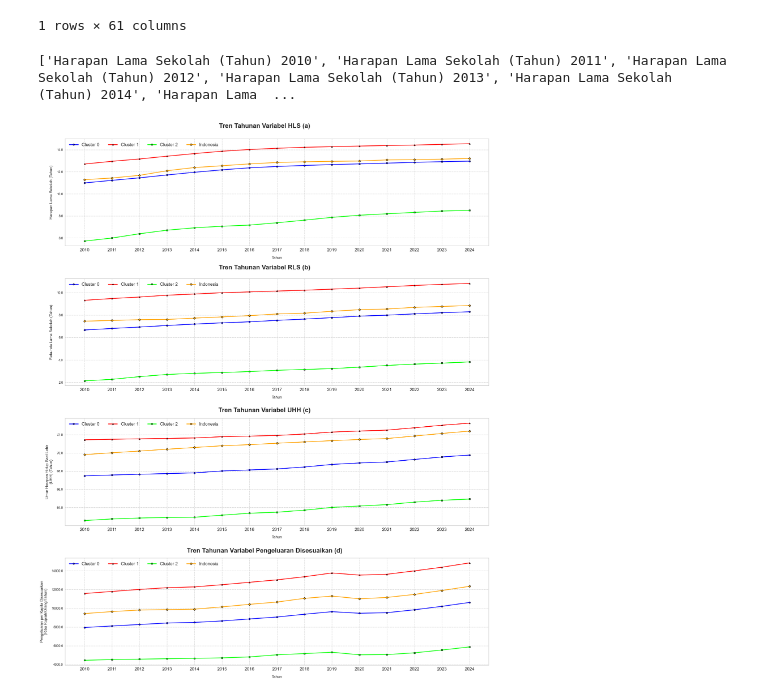
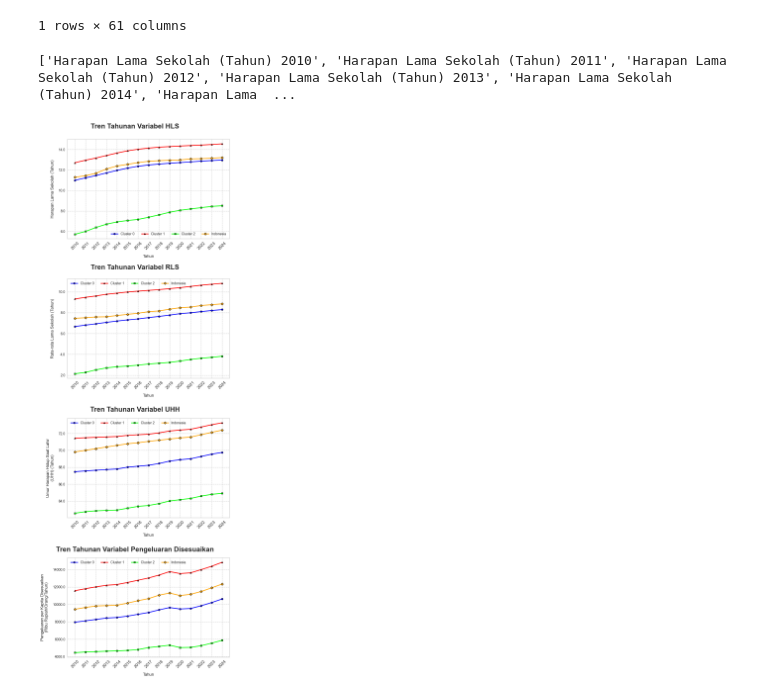
Before and after one commit to VincentWu503/535240039_UAS_ML, a Jupyter notebook: 535240039.ipynb, the cells around one changed output. Saved outputs shown, nothing was run; the diff lists cells and outputs as text; code cells hidden in the pictures.

```diff
--- a/535240039.ipynb
+++ b/535240039.ipynb
@@ -705,11 +709,11 @@ rerata_rls = compute_cluster_means(df, cols_rls)
 rerata_uhh = compute_cluster_means(df, cols_uhh)
 rerata_pengeluaran = compute_cluster_means(df, cols_pengeluaran)
 
-fig, axes = plt.subplots(4, 1, figsize=(20, 25), sharex=False)
-# fig.suptitle(
-#     'Tren Tahunan Variabel Meteorologi Nasional per Cluster\n',
-#     fontsize=15, fontweight='bold'
-# )
+fig, axes = plt.subplots(4, 1, figsize=(8, 23), sharex=False)
+fig.text(0.5, 0.98, 'Tren Tahunan Variabel HLS', ha='center', va='top', fontsize=20, fontweight='bold')
+fig.text(0.5, 0.732, 'Tren Tahunan Variabel RLS', ha='center', va='top', fontsize=20, fontweight='bold')
+fig.text(0.5, 0.482, 'Tren Tahunan Variabel UHH', ha='center', va='top', fontsize=20, fontweight='bold')
+fig.text(0.5, 0.236, 'Tren Tahunan Variabel Pengeluaran Disesuaikan', ha='center', va='top', fontsize=20, fontweight='bold')
 
 datasets = [
     (axes[0], years, rerata_hls, 'Harapan Lama Sekolah (Tahun)'),
@@ -724,38 +728,34 @@ marker_idx = -1
 for ax, years, means, ylabel in datasets:
     for label in sorted(means.keys()):
         marker_idx += 1
         ax.plot(
             years,
             means[label],
             marker=markers[marker_idx],
             linewidth=2.2,
             markersize=5,
             markeredgecolor='black',
             markeredgewidth=1,
             color=cluster_colors[label],
             label=cluster_labels[label],
         )
 
     marker_idx = -1
 
     ax.set_ylabel(ylabel, fontsize=12, labelpad=12)
     ax.set_xlabel('Tahun', fontsize=12, labelpad=12)
     ax.set_xticks(years)
-    ax.set_xticklabels([str(y) for y in years], ha='center', fontsize=14)
+    ax.set_xticklabels([str(y) for y in years], ha='center', fontsize=12, rotation=45)
     ax.legend(fontsize=12)
     ax.grid(True, linestyle='--', alpha=1)
     ax.yaxis.set_major_formatter(mticker.FormatStrFormatter('%.1f'))
 
 for ax in axes:
-    ax.legend(ncol=4, fontsize=14)
+    ax.legend(ncol=4, fontsize=10)
 
-fig.text(0.5, 0.98, 'Tren Tahunan Variabel HLS (a)', ha='center', va='top', fontsize=20, fontweight='bold')
-fig.text(0.5, 0.732, 'Tren Tahunan Variabel RLS (b)', ha='center', va='top', fontsize=20, fontweight='bold')
-fig.text(0.5, 0.482, 'Tren Tahunan Variabel UHH (c)', ha='center', va='top', fontsize=20, fontweight='bold')
-fig.text(0.5, 0.236, 'Tren Tahunan Variabel Pengeluaran Disesuaikan (d)', ha='center', va='top', fontsize=20, fontweight='bold')
 plt.tight_layout(rect=[0, 0, 1, 0.96], h_pad=5.0)
-plt.savefig('images/trends.png', dpi=420)
+plt.savefig('images/trends.png', dpi=560)
 plt.show()
 # %% [output]
 ['Harapan Lama Sekolah (Tahun) 2010', 'Harapan Lama Sekolah (Tahun) 2011', 'Harapan Lama Sekolah (Tahun) 2012', 'Harapan Lama Sekolah (Tahun) 2013', 'Harapan Lama Sekolah (Tahun) 2014', 'Harapan Lama  ...
-[figure, old version]
+[figure, new version]
```
Also changed, not shown: parts of 2 cells of this notebook, 5 other files.
